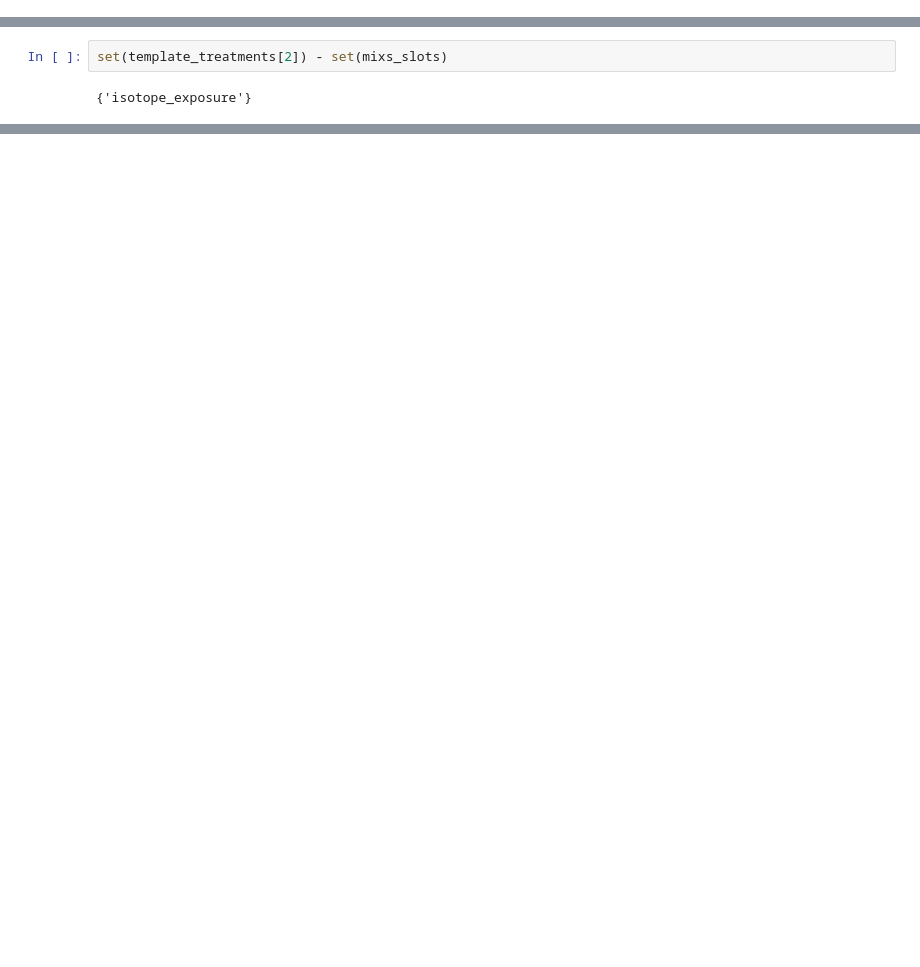
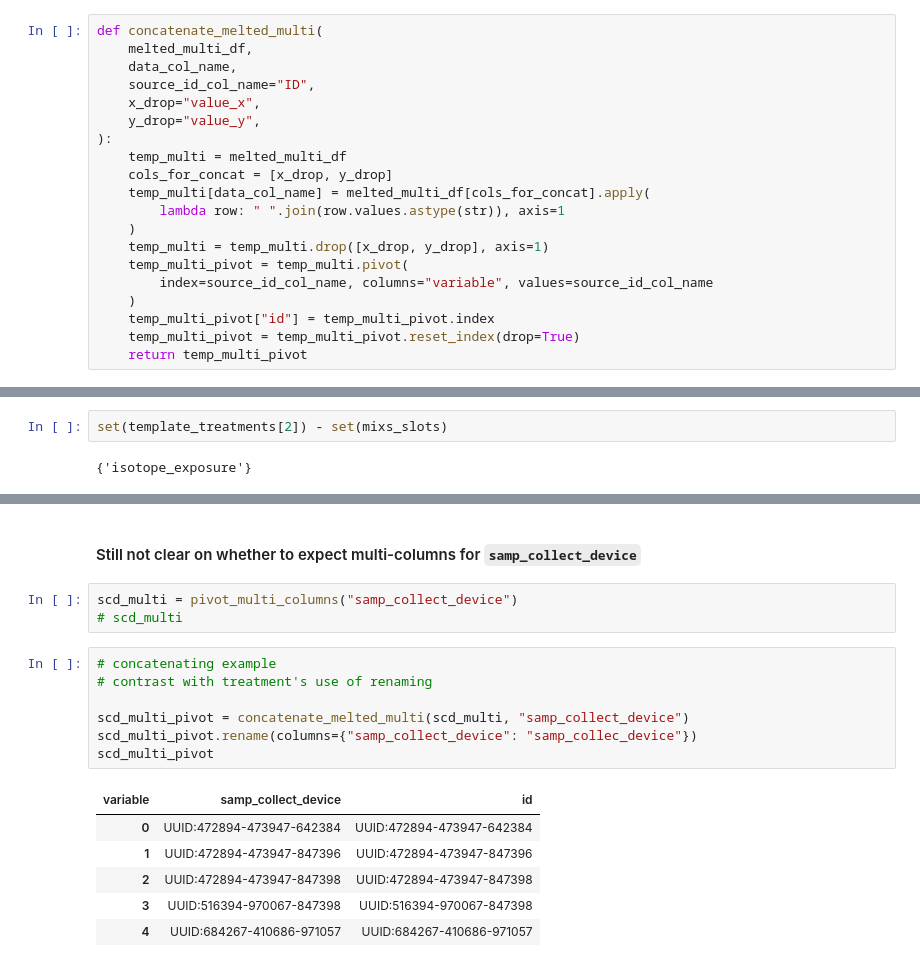
Before and after one commit to microbiomedata/nmdc-metadata, a Jupyter notebook: notebooks/nmdc_metadata_issue_375_prototype.ipynb, the cells around one changed output, grey strips where cells are left out. Saved outputs shown, nothing was run; the diff lists cells and outputs as text; blank space fills up the shorter version.

```diff
--- a/notebooks/nmdc_metadata_issue_375_prototype.ipynb
+++ b/notebooks/nmdc_metadata_issue_375_prototype.ipynb
@@ -194,0 +322,20 @@ def get_data_from_extended_cluster_coords(
+# %%
+def concatenate_melted_multi(
+    melted_multi_df,
+    data_col_name,
+    source_id_col_name="ID",
+    x_drop="value_x",
+    y_drop="value_y",
+):
+    temp_multi = melted_multi_df
+    cols_for_concat = [x_drop, y_drop]
+    temp_multi[data_col_name] = melted_multi_df[cols_for_concat].apply(
+        lambda row: " ".join(row.values.astype(str)), axis=1
+    )
+    temp_multi = temp_multi.drop([x_drop, y_drop], axis=1)
+    temp_multi_pivot = temp_multi.pivot(
+        index=source_id_col_name, columns="variable", values=source_id_col_name
+    )
+    temp_multi_pivot["id"] = temp_multi_pivot.index
+    temp_multi_pivot = temp_multi_pivot.reset_index(drop=True)
+    return temp_multi_pivot
@@ -1185,0 +1310,19 @@ newer canonical mixs: https://github.com/cmungall/mixs-source
+# %% [markdown]
+####  Still not clear on whether to expect multi-columns for  `samp_collect_device`
+# %%
+scd_multi = pivot_multi_columns("samp_collect_device")
+# scd_multi
+# %%
+# concatenating example
+# contrast with treatment's use of renaming
+
+scd_multi_pivot = concatenate_melted_multi(scd_multi, "samp_collect_device")
+scd_multi_pivot.rename(columns={"samp_collect_device": "samp_collec_device"})
+scd_multi_pivot
+# %% [output]
+| variable | samp_collect_device | id |
+| 0 | UUID:472894-473947-642384 | UUID:472894-473947-642384 |
+| 1 | UUID:472894-473947-847396 | UUID:472894-473947-847396 |
+| 2 | UUID:472894-473947-847398 | UUID:472894-473947-847398 |
+| 3 | UUID:516394-970067-847398 | UUID:516394-970067-847398 |
+| 4 | UUID:684267-410686-971057 | UUID:684267-410686-971057 |
```
Also changed, not shown: parts of 160 cells of this notebook.
